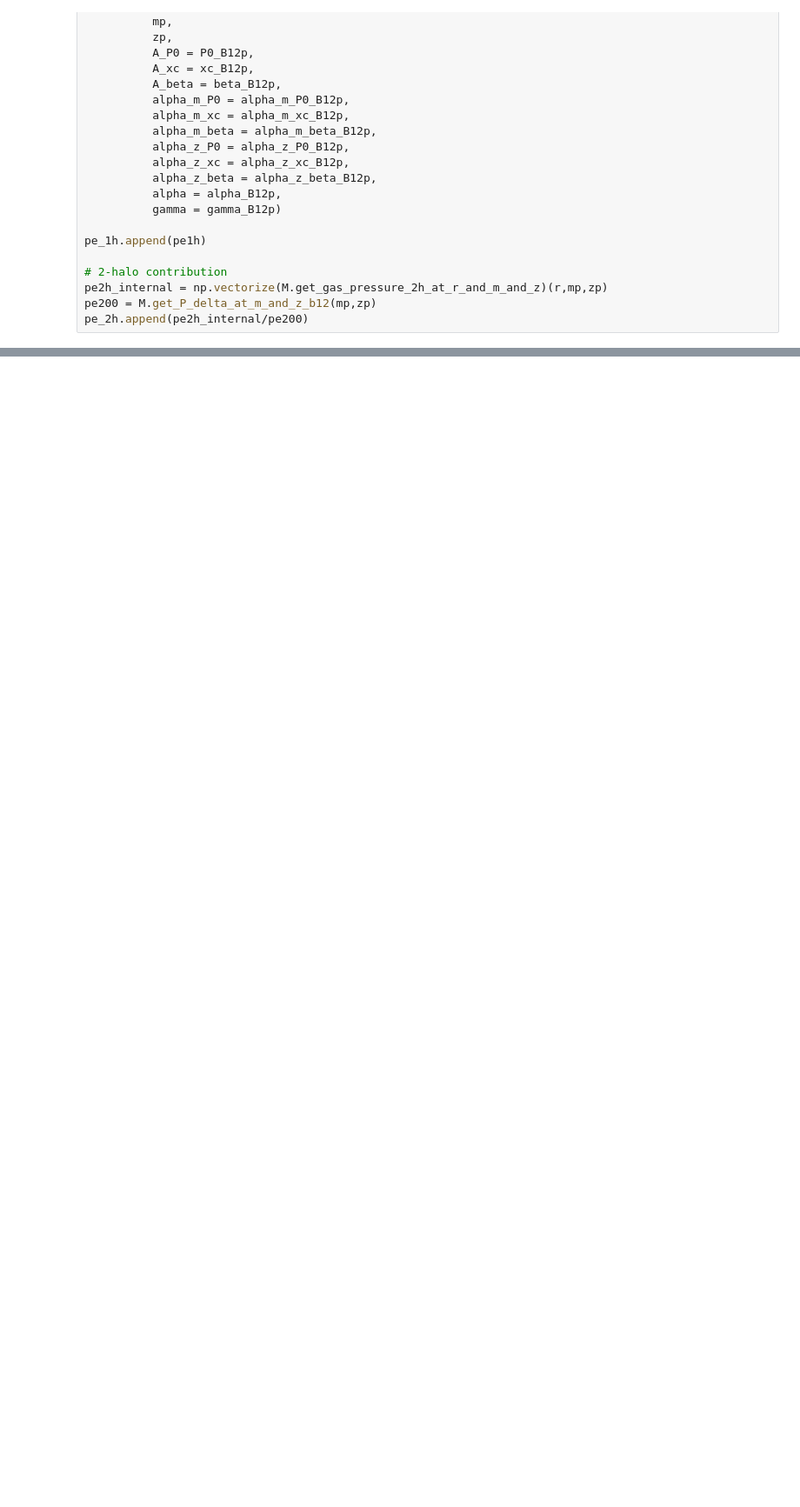
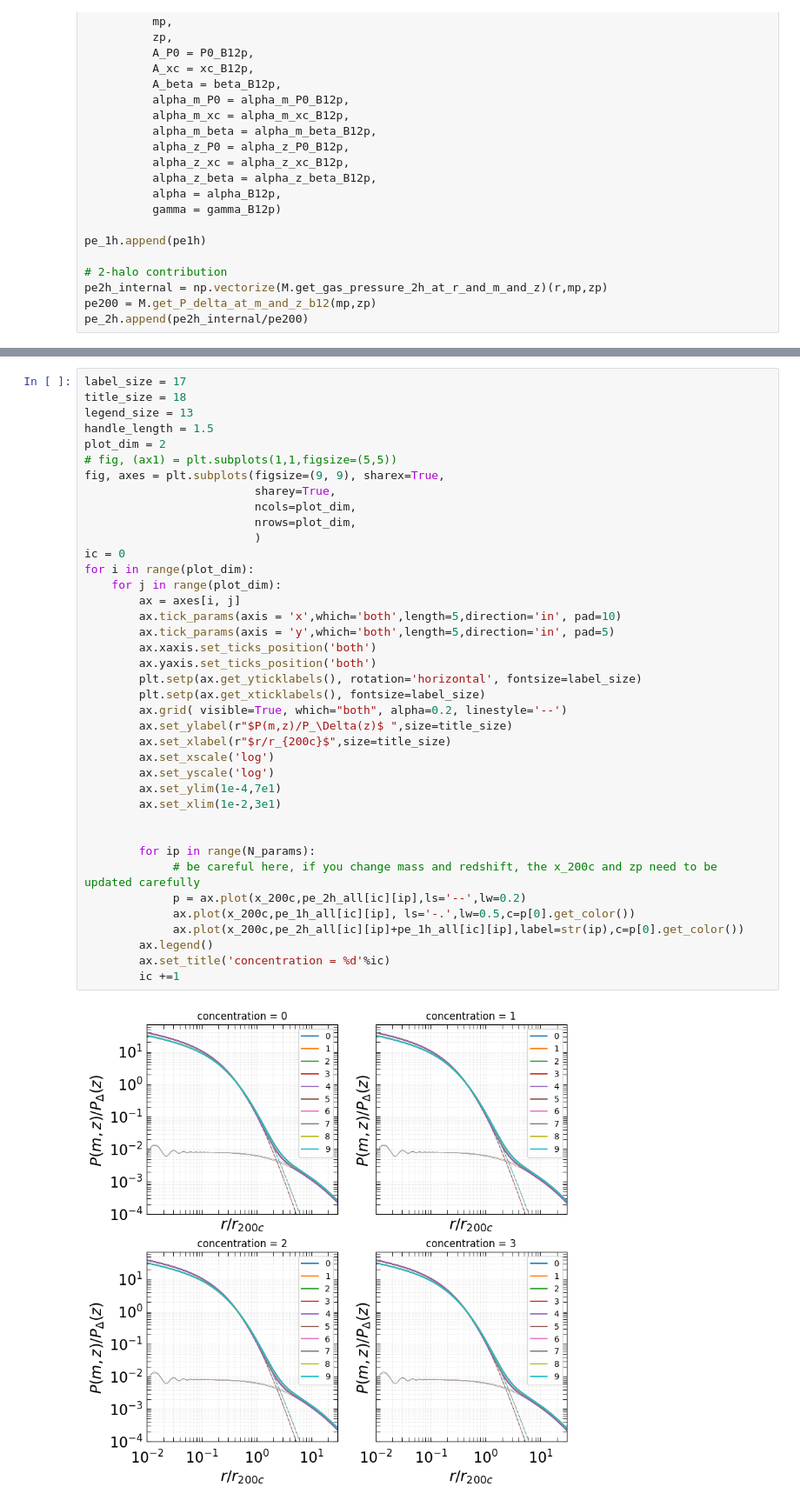
Before and after one commit to CLASS-SZ/class_sz, a Jupyter notebook: notebooks/correct_battaglia_density_and_pressure_profile.ipynb, the cells around one changed output, grey strips where cells are left out. Shown at 87% size. Saved outputs shown, nothing was run; the diff lists cells and outputs as text; blank space fills up the shorter version.

Commit message:
added concentration

```diff
--- a/notebooks/correct_battaglia_density_and_pressure_profile.ipynb
+++ b/notebooks/correct_battaglia_density_and_pressure_profile.ipynb
@@ -1971,0 +2227,41 @@ ax.legend()
+# %%
+label_size = 17
+title_size = 18
+legend_size = 13
+handle_length = 1.5
+plot_dim = 2
+# fig, (ax1) = plt.subplots(1,1,figsize=(5,5))
+fig, axes = plt.subplots(figsize=(9, 9), sharex=True,
+                         sharey=True,
+                         ncols=plot_dim,
+                         nrows=plot_dim,
+                         )
+ic = 0
+for i in range(plot_dim):
+    for j in range(plot_dim):
+        ax = axes[i, j]
+        ax.tick_params(axis = 'x',which='both',length=5,direction='in', pad=10)
+        ax.tick_params(axis = 'y',which='both',length=5,direction='in', pad=5)
+        ax.xaxis.set_ticks_position('both')
+        ax.yaxis.set_ticks_position('both')
+        plt.setp(ax.get_yticklabels(), rotation='horizontal', fontsize=label_size)
+        plt.setp(ax.get_xticklabels(), fontsize=label_size)
+        ax.grid( visible=True, which="both", alpha=0.2, linestyle='--')
+        ax.set_ylabel(r"$P(m,z)/P_\Delta(z)$ ",size=title_size)
+        ax.set_xlabel(r"$r/r_{200c}$",size=title_size)
+        ax.set_xscale('log')
+        ax.set_yscale('log')
+        ax.set_ylim(1e-4,7e1)
+        ax.set_xlim(1e-2,3e1)
+
+
+        for ip in range(N_params):
+             # be careful here, if you change mass and redshift, the x_200c and zp need to be updated carefully
+             p = ax.plot(x_200c,pe_2h_all[ic][ip],ls='--',lw=0.2)
+             ax.plot(x_200c,pe_1h_all[ic][ip], ls='-.',lw=0.5,c=p[0].get_color())
+             ax.plot(x_200c,pe_2h_all[ic][ip]+pe_1h_all[ic][ip],label=str(ip),c=p[0].get_color())
+        ax.legend()
+        ax.set_title('concentration = %d'%ic)
+        ic +=1
+# %% [output]
+[figure, added]
```
Also changed, not shown: parts of 26 cells of this notebook, 13 other files.
